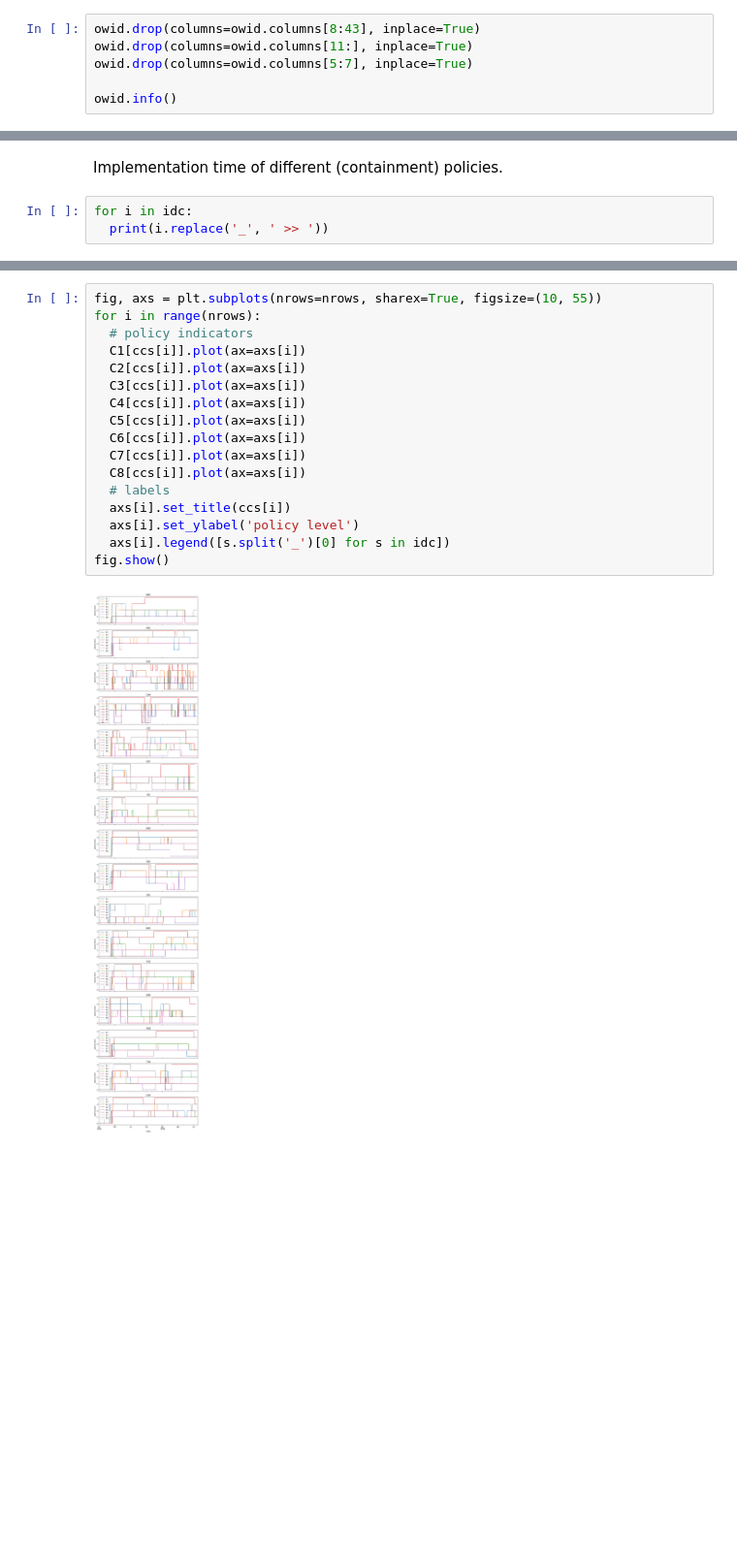
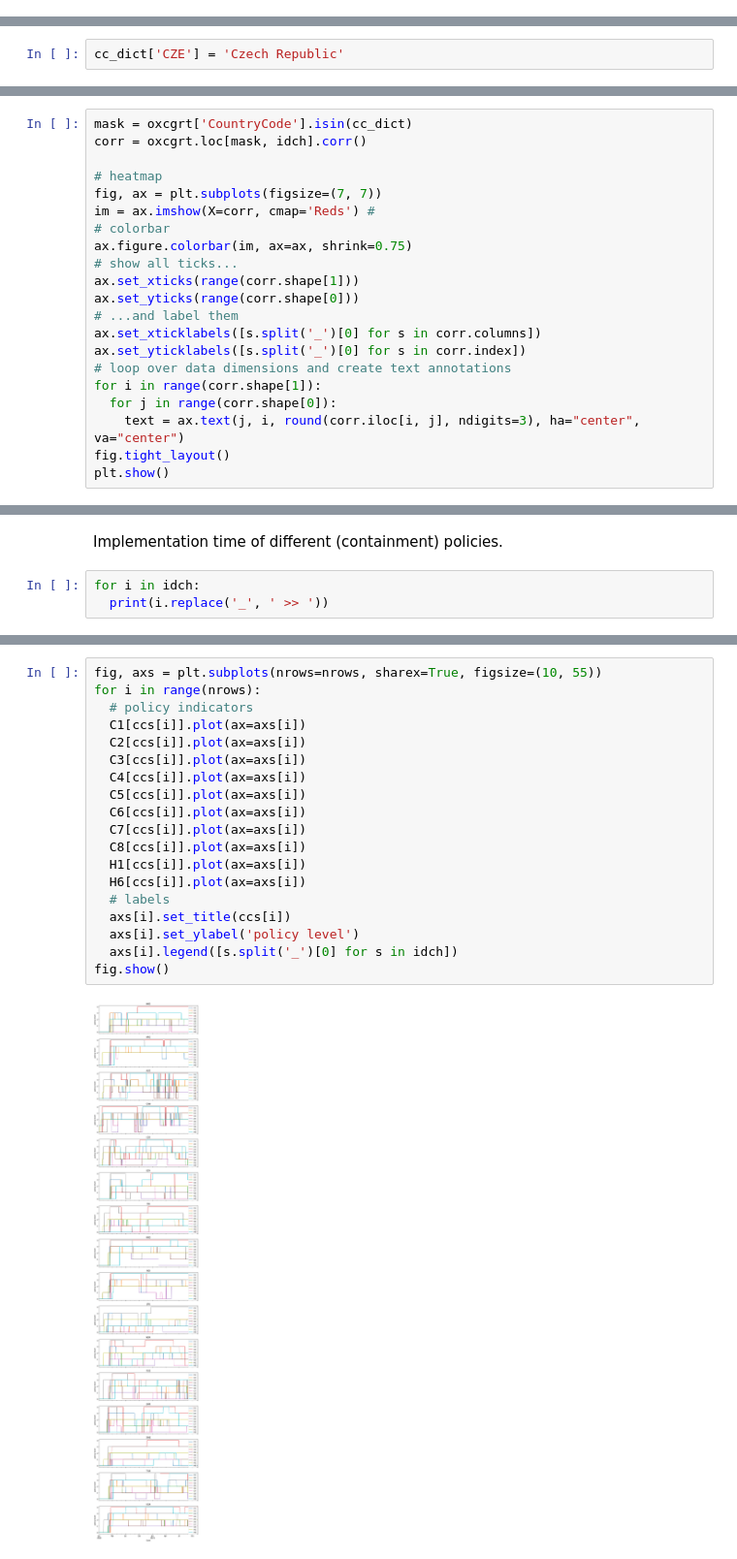
Before and after one commit to alexmadrinanfdez/covid-policy-analysis, a Jupyter notebook: eda.ipynb, the cells around one changed output, grey strips where cells are left out. Shown at 97% size. Cells and saved outputs as stored; diff of their text form; blank space fills up the shorter version.

Commit message:
transfer data explanation and visualization to EDA

```diff
--- a/eda.ipynb
+++ b/eda.ipynb
@@ -21,6 +22,0 @@ owid.head()
-# %%
-owid.drop(columns=owid.columns[8:43], inplace=True)
-owid.drop(columns=owid.columns[11:], inplace=True)
-owid.drop(columns=owid.columns[5:7], inplace=True)
-
-owid.info()
@@ -241,0 +250,2 @@ Issue with big (geographically speaking) countries. Explore ratio with respect t
+# %%
+cc_dict['CZE'] = 'Czech Republic'
@@ -347,0 +384,21 @@ idc
+# %%
+mask = oxcgrt['CountryCode'].isin(cc_dict)
+corr = oxcgrt.loc[mask, idch].corr()
+
+# heatmap
+fig, ax = plt.subplots(figsize=(7, 7))
+im = ax.imshow(X=corr, cmap='Reds') #
+# colorbar
+ax.figure.colorbar(im, ax=ax, shrink=0.75)
+# show all ticks...
+ax.set_xticks(range(corr.shape[1]))
+ax.set_yticks(range(corr.shape[0]))
+# ...and label them
+ax.set_xticklabels([s.split('_')[0] for s in corr.columns])
+ax.set_yticklabels([s.split('_')[0] for s in corr.index])
+# loop over data dimensions and create text annotations
+for i in range(corr.shape[1]):
+  for j in range(corr.shape[0]):
+    text = ax.text(j, i, round(corr.iloc[i, j], ndigits=3), ha="center", va="center")
+fig.tight_layout()
+plt.show()
@@ -489,7 +547,7 @@ fig.show()
 # %% [markdown]
 Implementation time of different (containment) policies.
 # %%
-for i in idc:
+for i in idch:
   print(i.replace('_', ' >> '))
 # %% [output]
 C1 >> School closing
@@ -503,19 +563,21 @@ C8 >> International travel controls
 # %%
 fig, axs = plt.subplots(nrows=nrows, sharex=True, figsize=(10, 55))
 for i in range(nrows):
   # policy indicators
   C1[ccs[i]].plot(ax=axs[i])
   C2[ccs[i]].plot(ax=axs[i])
   C3[ccs[i]].plot(ax=axs[i])
   C4[ccs[i]].plot(ax=axs[i])
   C5[ccs[i]].plot(ax=axs[i])
   C6[ccs[i]].plot(ax=axs[i])
   C7[ccs[i]].plot(ax=axs[i])
   C8[ccs[i]].plot(ax=axs[i])
+  H1[ccs[i]].plot(ax=axs[i])
+  H6[ccs[i]].plot(ax=axs[i])
   # labels
   axs[i].set_title(ccs[i])
   axs[i].set_ylabel('policy level')
-  axs[i].legend([s.split('_')[0] for s in idc])
+  axs[i].legend([s.split('_')[0] for s in idch])
 fig.show()
 # %% [output]
-[figure, old version]
+[figure, new version]
```
Also changed, not shown: parts of 88 cells of this notebook, 1 other file.
